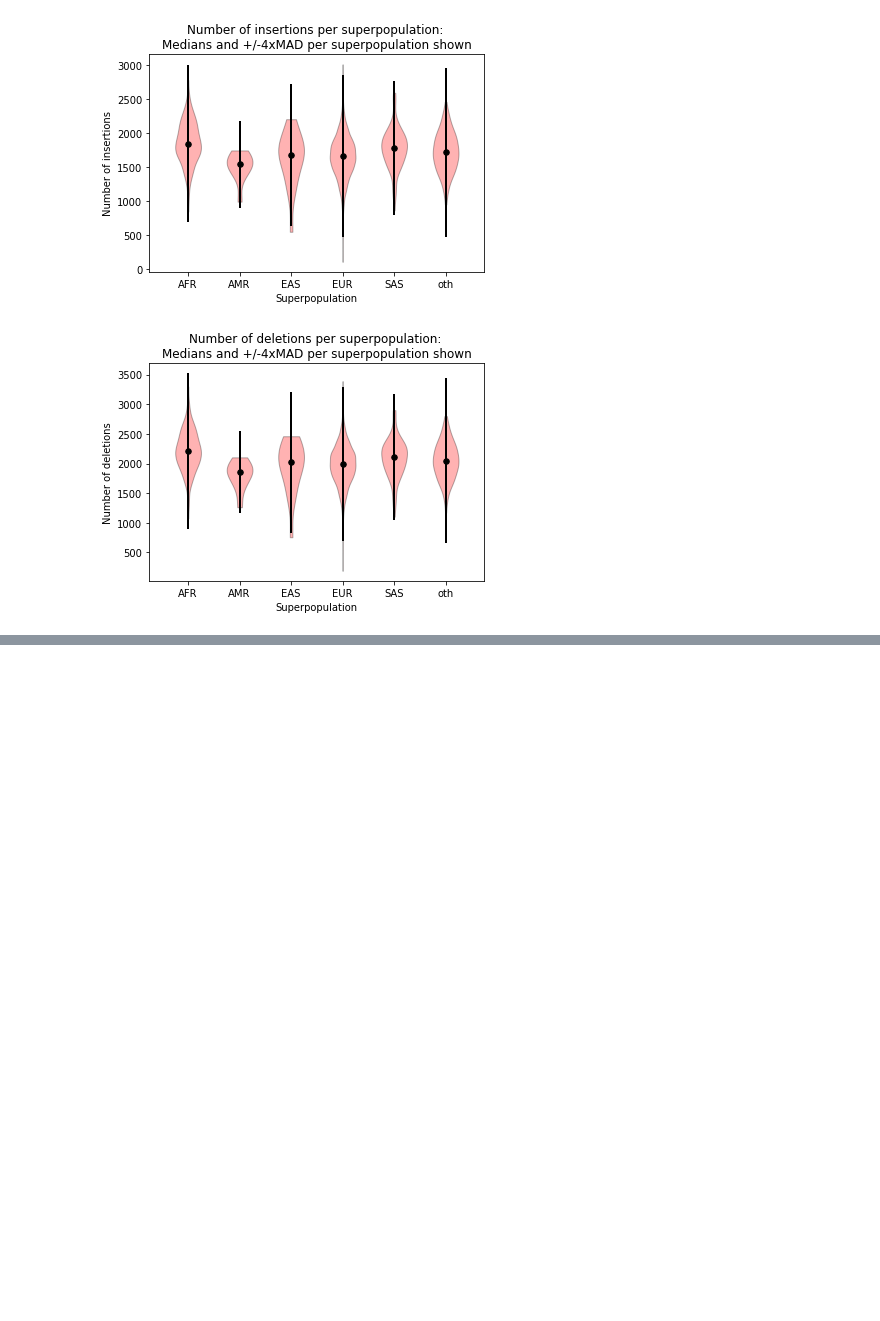
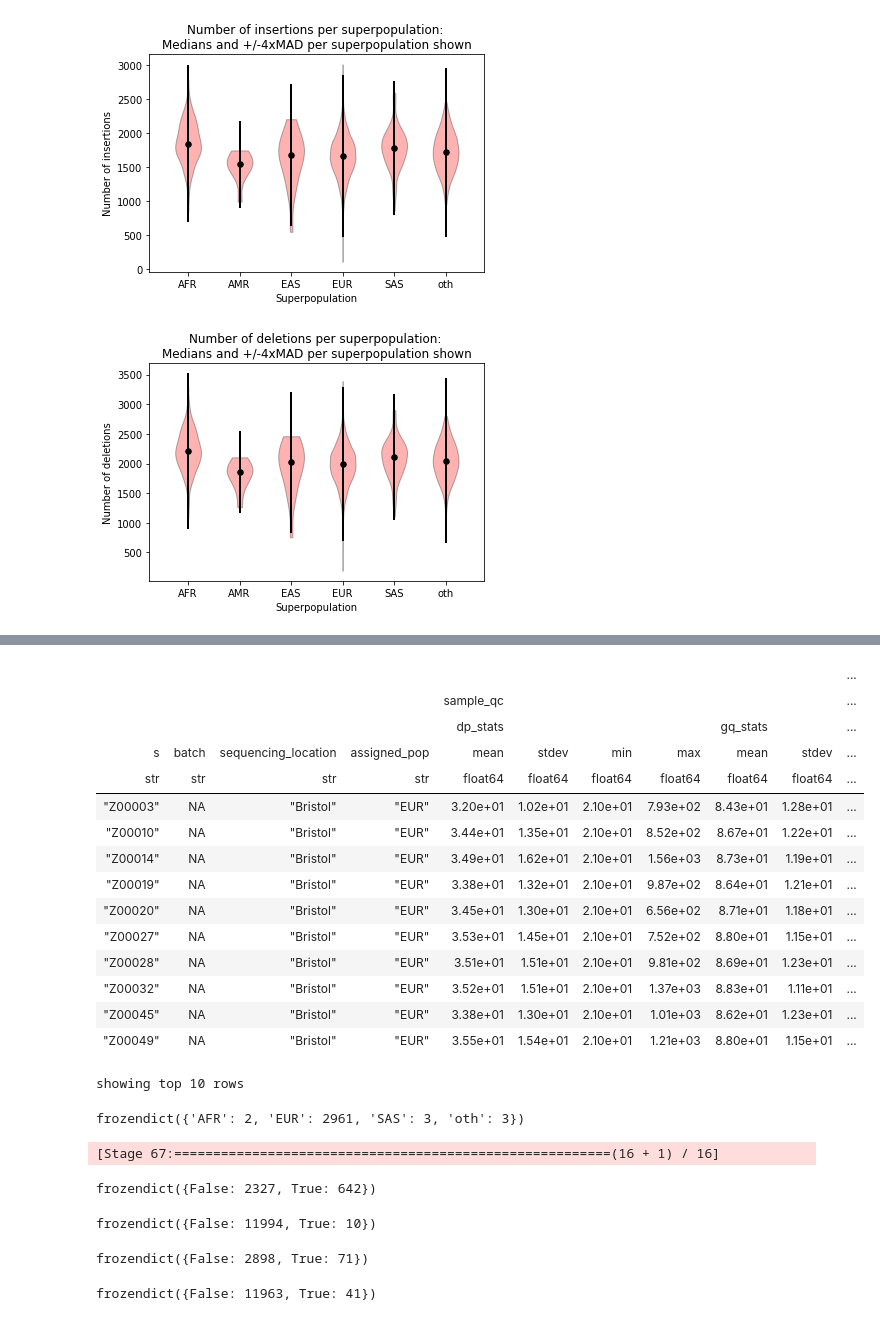
Before and after one commit to wtsi-hgi/wes-qc, a Jupyter notebook: jupyter_notebooks/sample_qc/plot_stratified_filtered_sample_qc.ipynb, the cells around one changed output, grey strips where cells are left out. Cells and saved outputs as stored; diff of their text form; code cells hidden in the pictures; blank space fills up the shorter version.

```diff
--- a/jupyter_notebooks/sample_qc/plot_stratified_filtered_sample_qc.ipynb
+++ b/jupyter_notebooks/sample_qc/plot_stratified_filtered_sample_qc.ipynb
@@ -323,0 +351,26 @@ violin_plot('sample_qc.n_deletion', 'Number of deletions')
+# %%
+#investigate numbers of pass/fail per pop
+#annotate with number of fails as a string
+ht = ht.annotate(filter_fail_count=(hl.len(ht.qc_metrics_filters)))
+
+fail_count_expr = (hl.case()
+                   .when(ht.filter_fail_count == 0, '0')
+                   .when(ht.filter_fail_count == 1, '1')
+                   .when(ht.filter_fail_count == 2, '2')
+                   .when(ht.filter_fail_count == 3, '3')
+                   .when(ht.filter_fail_count == 4, '4')
+                   .when(ht.filter_fail_count == 5, '5')
+                   .when(ht.filter_fail_count == 6, '6')
+                   .when(ht.filter_fail_count == 7, '7')
+                   .when(ht.filter_fail_count == 8, '8')
+                   .when(ht.filter_fail_count == 9, '9')
+                   .default("")
+                  )
+ht = ht.annotate(filter_fail_count_str = fail_count_expr).key_by('s')
+
+filter_expr = (hl.case()
+                   .when(ht.filter_fail_count == 0, 'Pass')
+                   .when(ht.filter_fail_count > 0, 'Fail')
+                   .default("")
+                  )
+ht = ht.annotate(filter_result = filter_expr).key_by('s')
@@ -323,0 +451,3 @@ violin_plot('sample_qc.n_deletion', 'Number of deletions')
+# %%
+pd.set_option('display.max_rows', 500)
+grouped_df
@@ -323,0 +521,41 @@ violin_plot('sample_qc.n_deletion', 'Number of deletions')
+# %%
+broad_ht = ht.filter(ht.sequencing_location == 'Bristol')
+broad_ht.show()
+# %% [output]
+|  |  |  |  |  |  |  |  |  |  | ... |
+|  |  |  |  | sample_qc |  |  |  |  |  | ... |
+|  |  |  |  | dp_stats |  |  |  | gq_stats |  | ... |
+| s | batch | sequencing_location | assigned_pop | mean | stdev | min | max | mean | stdev | ... |
+| str | str | str | str | float64 | float64 | float64 | float64 | float64 | float64 | ... |
+| "Z00003" | NA | "Bristol" | "EUR" | 3.20e+01 | 1.02e+01 | 2.10e+01 | 7.93e+02 | 8.43e+01 | 1.28e+01 | ... |
+| "Z00010" | NA | "Bristol" | "EUR" | 3.44e+01 | 1.35e+01 | 2.10e+01 | 8.52e+02 | 8.67e+01 | 1.22e+01 | ... |
+| "Z00014" | NA | "Bristol" | "EUR" | 3.49e+01 | 1.62e+01 | 2.10e+01 | 1.56e+03 | 8.73e+01 | 1.19e+01 | ... |
+| "Z00019" | NA | "Bristol" | "EUR" | 3.38e+01 | 1.32e+01 | 2.10e+01 | 9.87e+02 | 8.64e+01 | 1.21e+01 | ... |
+| "Z00020" | NA | "Bristol" | "EUR" | 3.45e+01 | 1.30e+01 | 2.10e+01 | 6.56e+02 | 8.71e+01 | 1.18e+01 | ... |
+| "Z00027" | NA | "Bristol" | "EUR" | 3.53e+01 | 1.45e+01 | 2.10e+01 | 7.52e+02 | 8.80e+01 | 1.15e+01 | ... |
+| "Z00028" | NA | "Bristol" | "EUR" | 3.51e+01 | 1.51e+01 | 2.10e+01 | 9.81e+02 | 8.69e+01 | 1.23e+01 | ... |
+| "Z00032" | NA | "Bristol" | "EUR" | 3.52e+01 | 1.51e+01 | 2.10e+01 | 1.37e+03 | 8.83e+01 | 1.11e+01 | ... |
+| "Z00045" | NA | "Bristol" | "EUR" | 3.38e+01 | 1.30e+01 | 2.10e+01 | 1.01e+03 | 8.62e+01 | 1.23e+01 | ... |
+| "Z00049" | NA | "Bristol" | "EUR" | 3.55e+01 | 1.54e+01 | 2.10e+01 | 1.21e+03 | 8.80e+01 | 1.15e+01 | ... |
+showing top 10 rows
+# %%
+broad_ht.aggregate(hl.agg.counter(broad_ht.assigned_pop))
+# %% [output]
+frozendict({'AFR': 2, 'EUR': 2961, 'SAS': 3, 'oth': 3})
+[Stage 67:========================================================(16 + 1) / 16]
+# %%
+broad_ht.aggregate(hl.agg.counter(broad_ht.fail_n_insertion))
+# %% [output]
+frozendict({False: 2327, True: 642})
+# %%
+sanger_ht.aggregate(hl.agg.counter(sanger_ht.fail_n_insertion))
+# %% [output]
+frozendict({False: 11994, True: 10})
+# %%
+broad_ht.aggregate(hl.agg.counter(broad_ht.fail_n_snp))
+# %% [output]
+frozendict({False: 2898, True: 71})
+# %%
+sanger_ht.aggregate(hl.agg.counter(sanger_ht.fail_n_snp))
+# %% [output]
+frozendict({False: 11963, True: 41})
```
Also changed, not shown: parts of 37 cells of this notebook, 1 other file.
